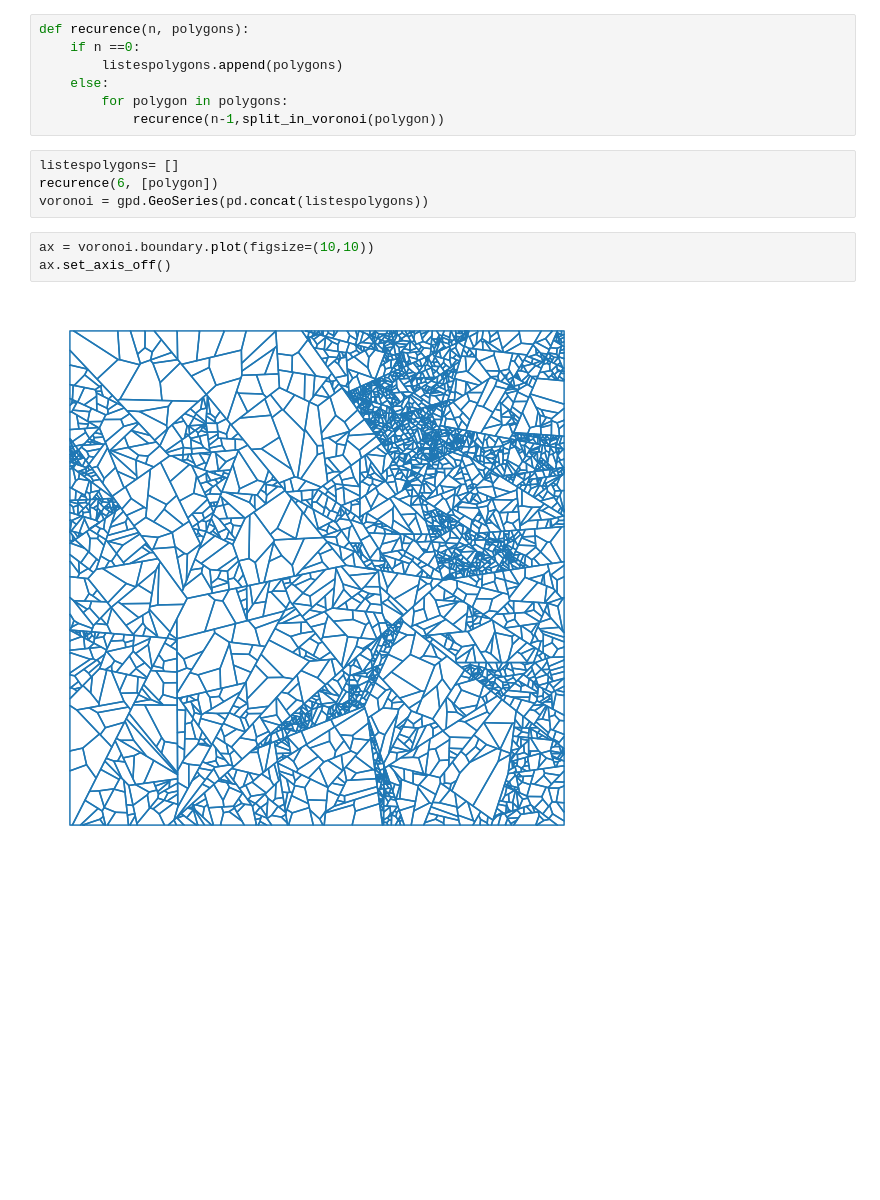
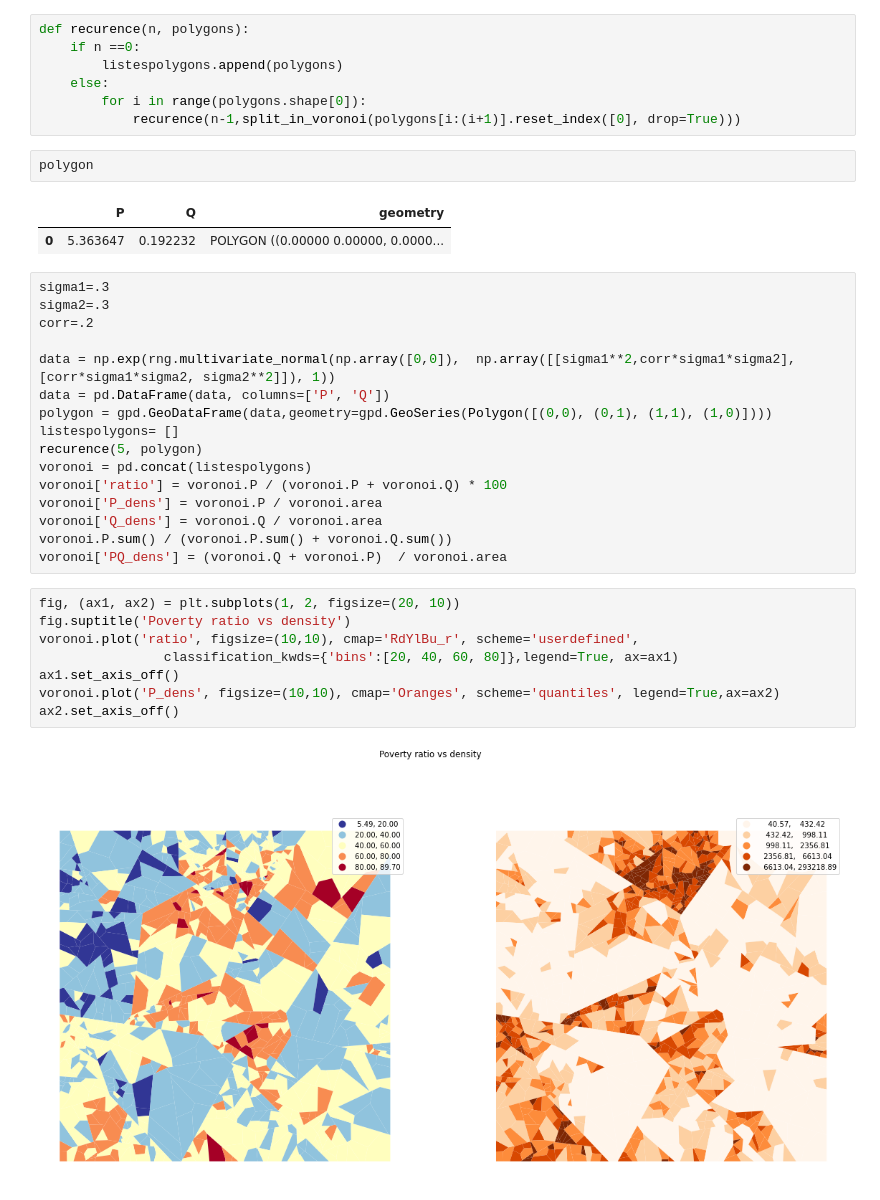
Before and after one commit to fsemecurbe/MMTMSS, a Jupyter notebook: Voronoi multivariate multifractal.ipynb, the cells around one changed output. Cells and saved outputs as stored; diff of their text form; blank space fills up the shorter version.

```diff
--- a/Voronoi multivariate multifractal.ipynb
+++ b/Voronoi multivariate multifractal.ipynb
@@ -42,14 +66,36 @@ def recurence(n, polygons):
     if n ==0:
         listespolygons.append(polygons)
     else:
-        for polygon in polygons:
-            recurence(n-1,split_in_voronoi(polygon))
+        for i in range(polygons.shape[0]):
+            recurence(n-1,split_in_voronoi(polygons[i:(i+1)].reset_index([0], drop=True)))
-# %%
-listespolygons= []
-recurence(6, [polygon])
-voronoi = gpd.GeoSeries(pd.concat(listespolygons))
-# %%
-ax = voronoi.boundary.plot(figsize=(10,10))
-ax.set_axis_off()
-# %% [output]
-[figure, removed]
+# %%
+polygon
+# %% [output]
+|  | P | Q | geometry |
+| 0 | 5.363647 | 0.192232 | POLYGON ((0.00000 0.00000, 0.0000... |
+# %%
+sigma1=.3
+sigma2=.3
+corr=.2
+
+data = np.exp(rng.multivariate_normal(np.array([0,0]),  np.array([[sigma1**2,corr*sigma1*sigma2], [corr*sigma1*sigma2, sigma2**2]]), 1))
+data = pd.DataFrame(data, columns=['P', 'Q'])
+polygon = gpd.GeoDataFrame(data,geometry=gpd.GeoSeries(Polygon([(0,0), (0,1), (1,1), (1,0)])))
+listespolygons= []
+recurence(5, polygon)
+voronoi = pd.concat(listespolygons)
+voronoi['ratio'] = voronoi.P / (voronoi.P + voronoi.Q) * 100
+voronoi['P_dens'] = voronoi.P / voronoi.area
+voronoi['Q_dens'] = voronoi.Q / voronoi.area
+voronoi.P.sum() / (voronoi.P.sum() + voronoi.Q.sum())
+voronoi['PQ_dens'] = (voronoi.Q + voronoi.P)  / voronoi.area
+# %%
+fig, (ax1, ax2) = plt.subplots(1, 2, figsize=(20, 10))
+fig.suptitle('Poverty ratio vs density')
+voronoi.plot('ratio', figsize=(10,10), cmap='RdYlBu_r', scheme='userdefined',
+                classification_kwds={'bins':[20, 40, 60, 80]},legend=True, ax=ax1)
+ax1.set_axis_off()
+voronoi.plot('P_dens', figsize=(10,10), cmap='Oranges', scheme='quantiles', legend=True,ax=ax2)
+ax2.set_axis_off()
+# %% [output]
+[figure, added]
```
Also changed, not shown: parts of 10 cells of this notebook.
